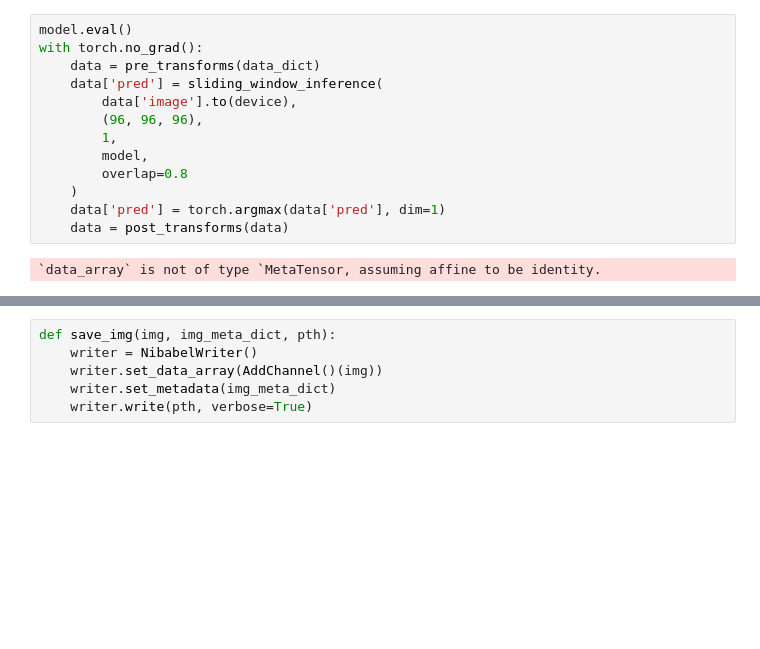
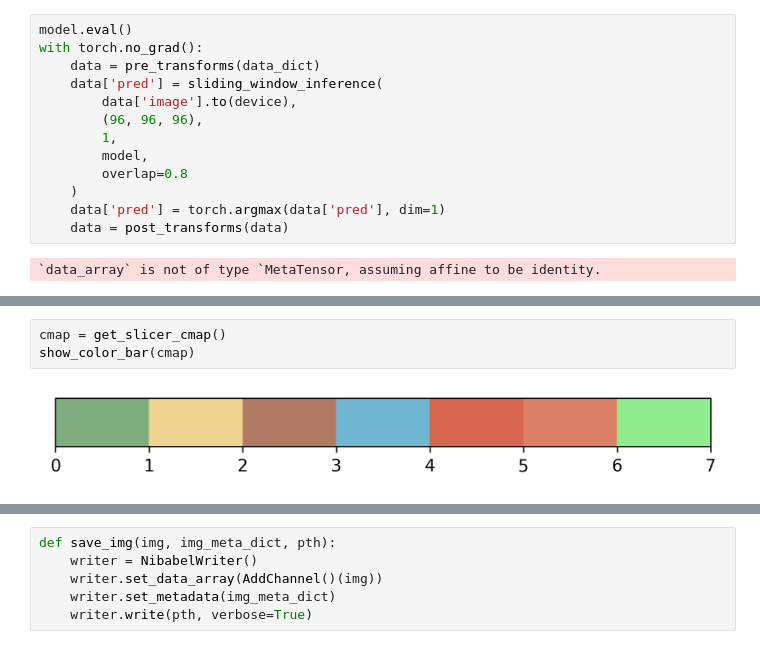
Before and after one commit to conflick0/CardiacSeg, a Jupyter notebook: UNETCNX/MM_WHS/infer.ipynb, the cells around one changed output, grey strips where cells are left out. Cells and saved outputs as stored; diff of their text form; blank space fills up the shorter version.

```diff
--- a/UNETCNX/MM_WHS/infer.ipynb
+++ b/UNETCNX/MM_WHS/infer.ipynb
@@ -629,6 +682,11 @@ def show_img(img, pred, lbl=None):
         plt.axis('off')
 
         plt.show()
+# %%
+cmap = get_slicer_cmap()
+show_color_bar(cmap)
+# %% [output]
+[figure, added]
 # %%
 output_data = {}
 if config.__name__ == 'MMWHSConfig':
```
Also changed, not shown: parts of 9 cells of this notebook, 16 other files.
